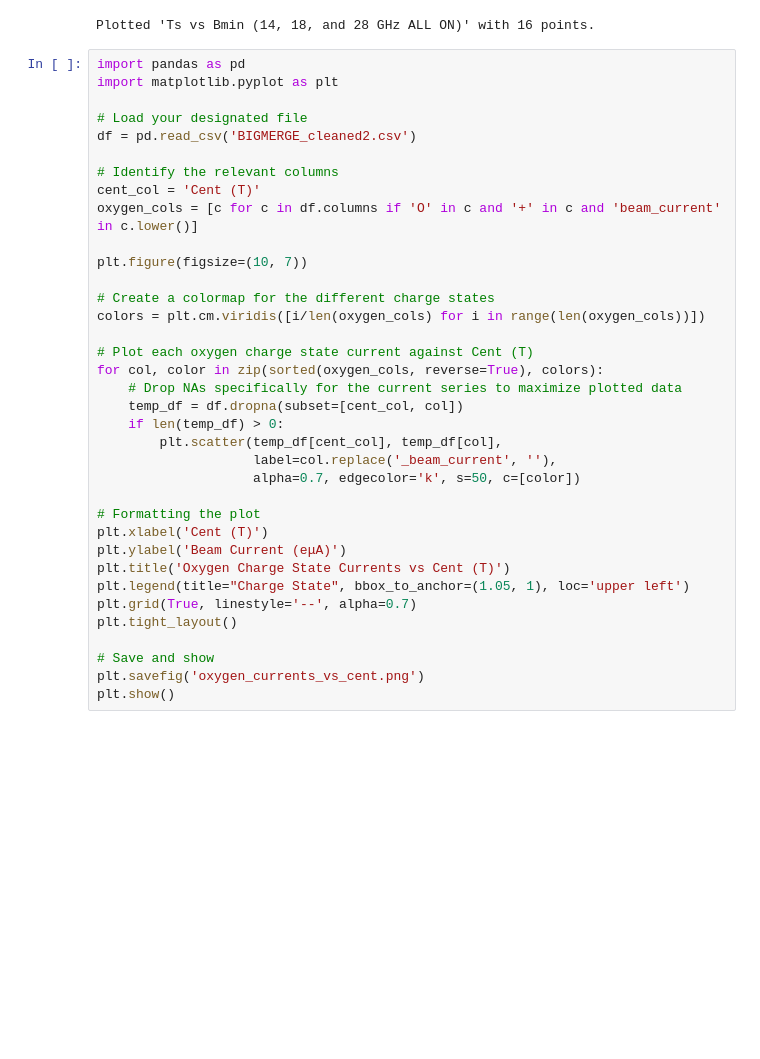
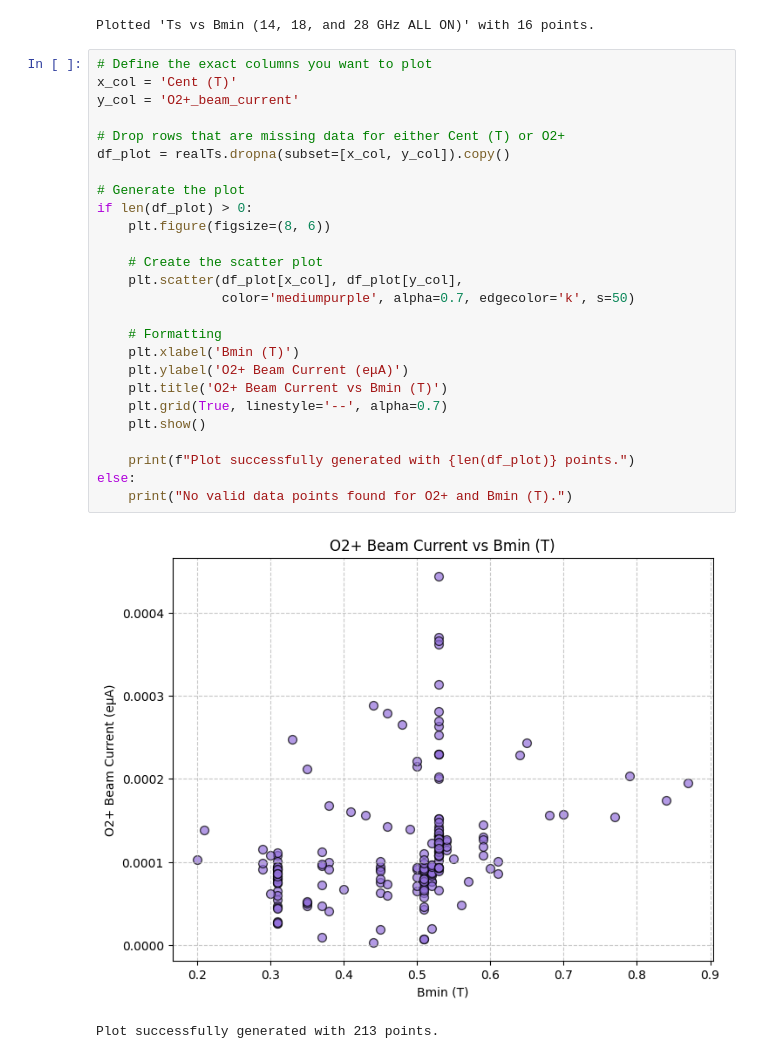
Before and after one commit to thebeesneesh/VENUS_X-Ray_BS, a Jupyter notebook: AnalyzeDataNew.ipynb, the cells around one changed output. Saved outputs shown, nothing was run; the diff lists cells and outputs as text; blank space fills up the shorter version.

Commit message:
oxygen charge states done

```diff
--- a/AnalyzeDataNew.ipynb
+++ b/AnalyzeDataNew.ipynb
@@ -253,38 +358,31 @@ Plotted 'Ts vs Bmin (14 GHz & 28 GHz ON)' with 2 points.
 [figure]
 Plotted 'Ts vs Bmin (14, 18, and 28 GHz ALL ON)' with 16 points.
 # %%
-import pandas as pd
-import matplotlib.pyplot as plt
+# Define the exact columns you want to plot
+x_col = 'Cent (T)'
+y_col = 'O2+_beam_current'
 
-# Load your designated file
-df = pd.read_csv('BIGMERGE_cleaned2.csv')
+# Drop rows that are missing data for either Cent (T) or O2+
+df_plot = realTs.dropna(subset=[x_col, y_col]).copy()
 
-# Identify the relevant columns
-cent_col = 'Cent (T)'
-oxygen_cols = [c for c in df.columns if 'O' in c and '+' in c and 'beam_current' in c.lower()]
+# Generate the plot
+if len(df_plot) > 0:
+    plt.figure(figsize=(8, 6))
 
-plt.figure(figsize=(10, 7))
+    # Create the scatter plot
+    plt.scatter(df_plot[x_col], df_plot[y_col],
+                color='mediumpurple', alpha=0.7, edgecolor='k', s=50)
 
-# Create a colormap for the different charge states
-colors = plt.cm.viridis([i/len(oxygen_cols) for i in range(len(oxygen_cols))])
+    # Formatting
+    plt.xlabel('Bmin (T)')
+    plt.ylabel('O2+ Beam Current (eμA)')
+    plt.title('O2+ Beam Current vs Bmin (T)')
+    plt.grid(True, linestyle='--', alpha=0.7)
+    plt.show()
 
-# Plot each oxygen charge state current against Cent (T)
-for col, color in zip(sorted(oxygen_cols, reverse=True), colors):
-    # Drop NAs specifically for the current series to maximize plotted data
-    temp_df = df.dropna(subset=[cent_col, col])
-    if len(temp_df) > 0:
-        plt.scatter(temp_df[cent_col], temp_df[col],
-                    label=col.replace('_beam_current', ''),
-                    alpha=0.7, edgecolor='k', s=50, c=[color])
-
-# Formatting the plot
-plt.xlabel('Cent (T)')
-plt.ylabel('Beam Current (eμA)')
-plt.title('Oxygen Charge State Currents vs Cent (T)')
-plt.legend(title="Charge State", bbox_to_anchor=(1.05, 1), loc='upper left')
-plt.grid(True, linestyle='--', alpha=0.7)
-plt.tight_layout()
-
-# Save and show
-plt.savefig('oxygen_currents_vs_cent.png')
-plt.show()
+    print(f"Plot successfully generated with {len(df_plot)} points.")
+else:
+    print("No valid data points found for O2+ and Bmin (T).")
+# %% [output]
+[figure, added]
+Plot successfully generated with 213 points.
```
Also changed, not shown: parts of 11 cells of this notebook, 2 other files.
